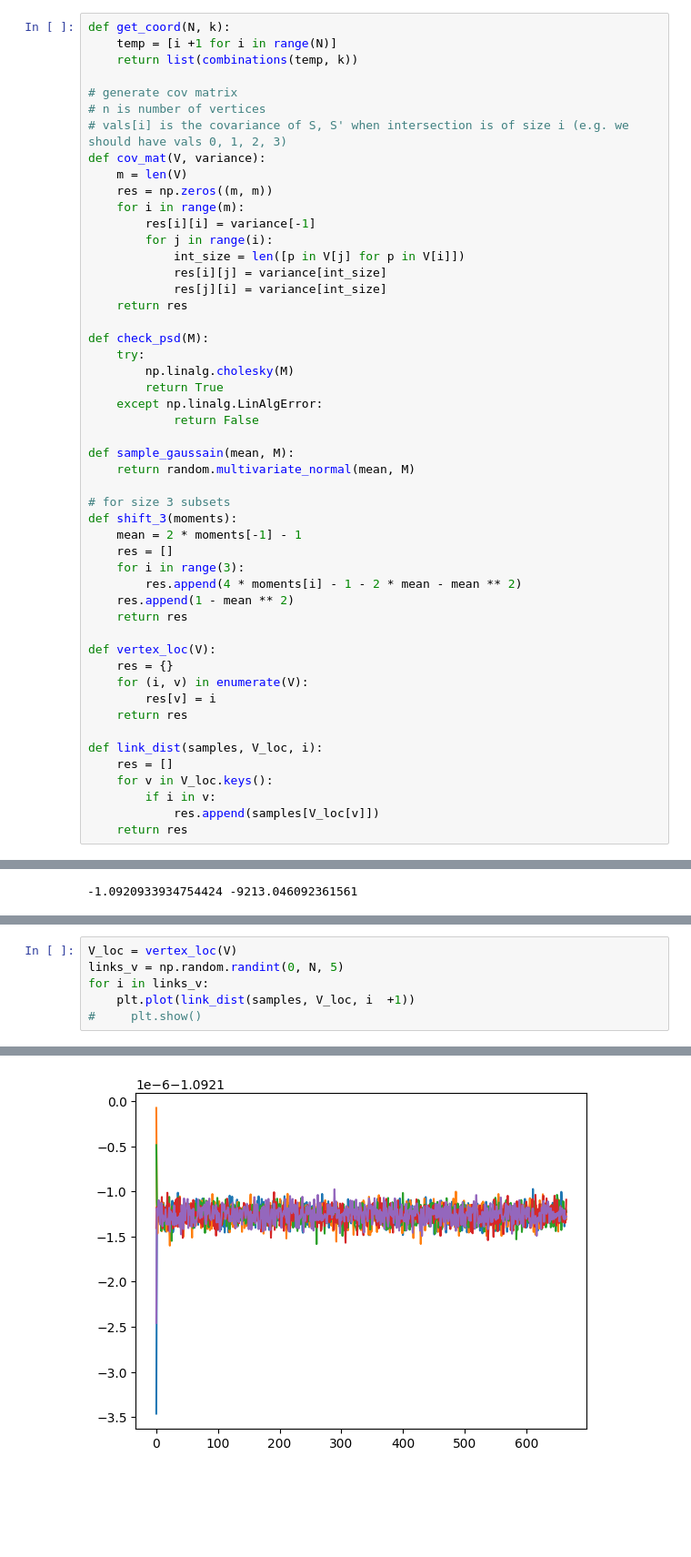
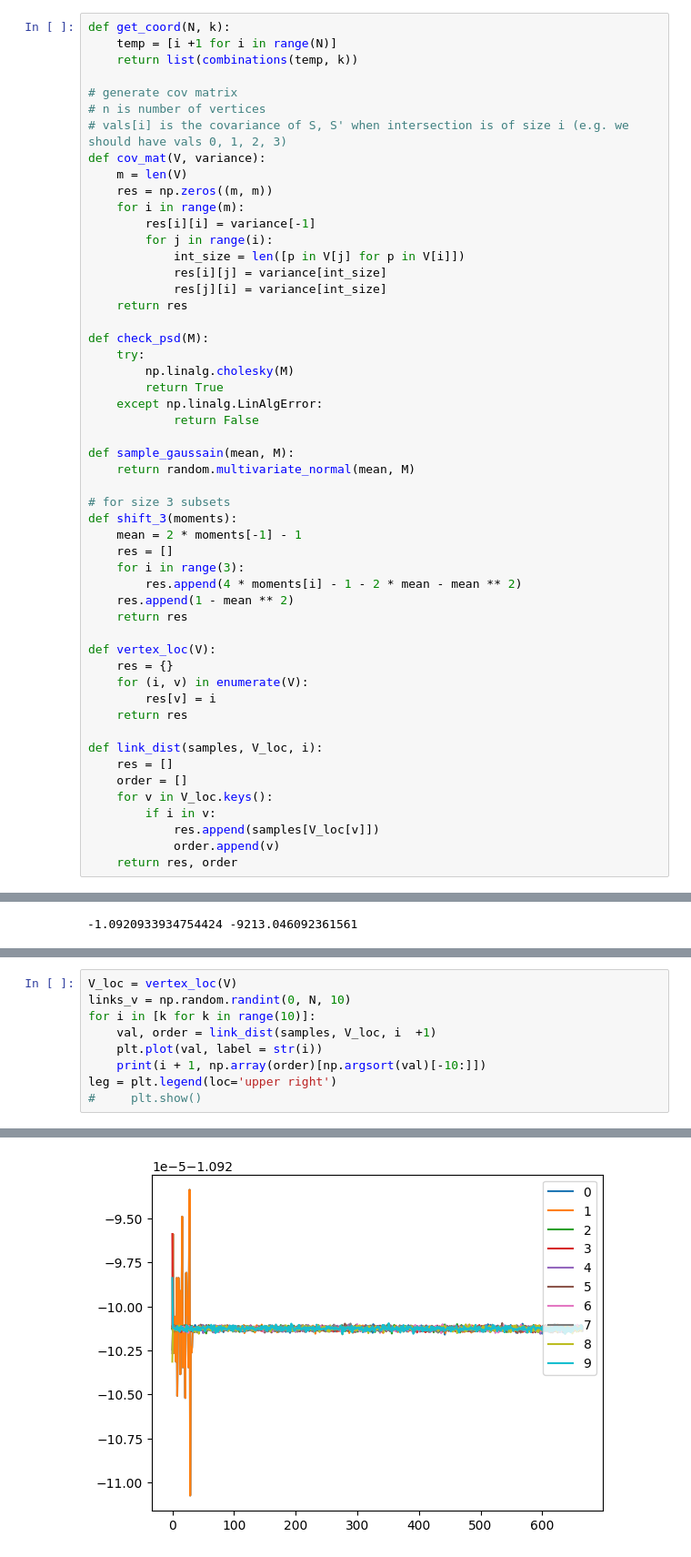
Before and after one commit to syq2012/hdx-sampling, a Jupyter notebook: Untitled1.ipynb, the cells around one changed output, grey strips where cells are left out. Shown at 91% size. Drawn from its saved outputs; the diff is of its cells as text; blank space fills up the shorter version.

```diff
--- a/Untitled1.ipynb
+++ b/Untitled1.ipynb
@@ -50,10 +50,12 @@ def vertex_loc(V):
 
 def link_dist(samples, V_loc, i):
     res = []
+    order = []
     for v in V_loc.keys():
         if i in v:
             res.append(samples[V_loc[v]])
-    return res
+            order.append(v)
+    return res, order
 # %%
 # set subset size
 k = 3
@@ -148,8 +154,11 @@ plt.hist((samples + 1) / 2, bins = 100)
 [figure]
 # %%
 V_loc = vertex_loc(V)
-links_v = np.random.randint(0, N, 5)
-for i in links_v:
-    plt.plot(link_dist(samples, V_loc, i  +1))
+links_v = np.random.randint(0, N, 10)
+for i in [k for k in range(10)]:
+    val, order = link_dist(samples, V_loc, i  +1)
+    plt.plot(val, label = str(i))
+    print(i + 1, np.array(order)[np.argsort(val)[-10:]])
+leg = plt.legend(loc='upper right')
 #     plt.show()
 # %% [output]
@@ -156 +182 @@ for i in links_v:
-[figure, old version]
+[figure, new version]
```
Also changed, not shown: parts of 3 cells of this notebook.
